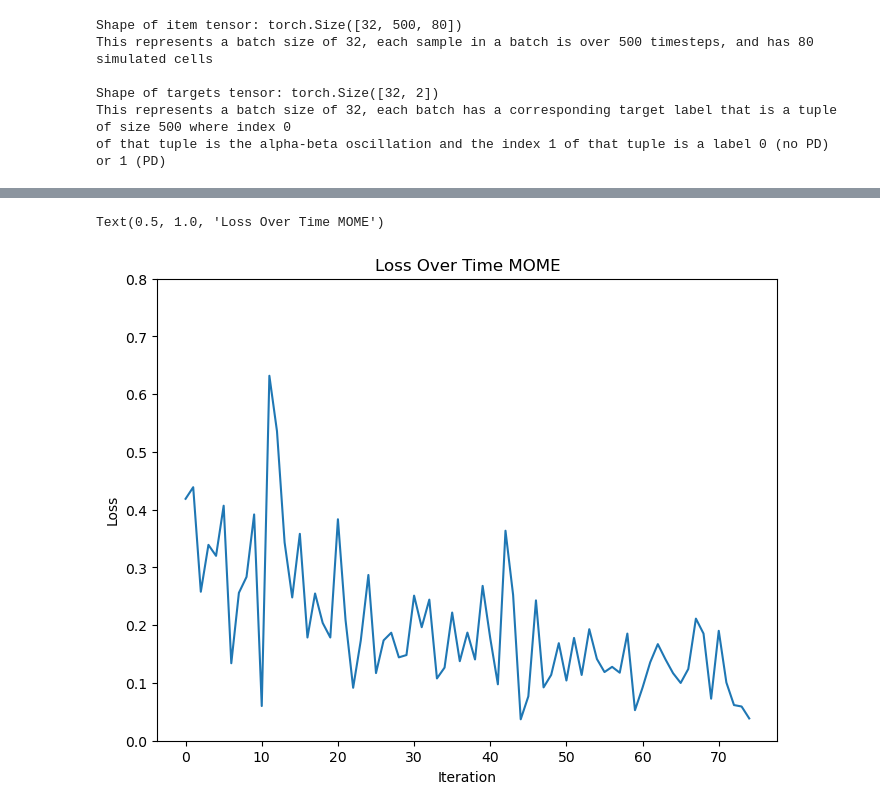
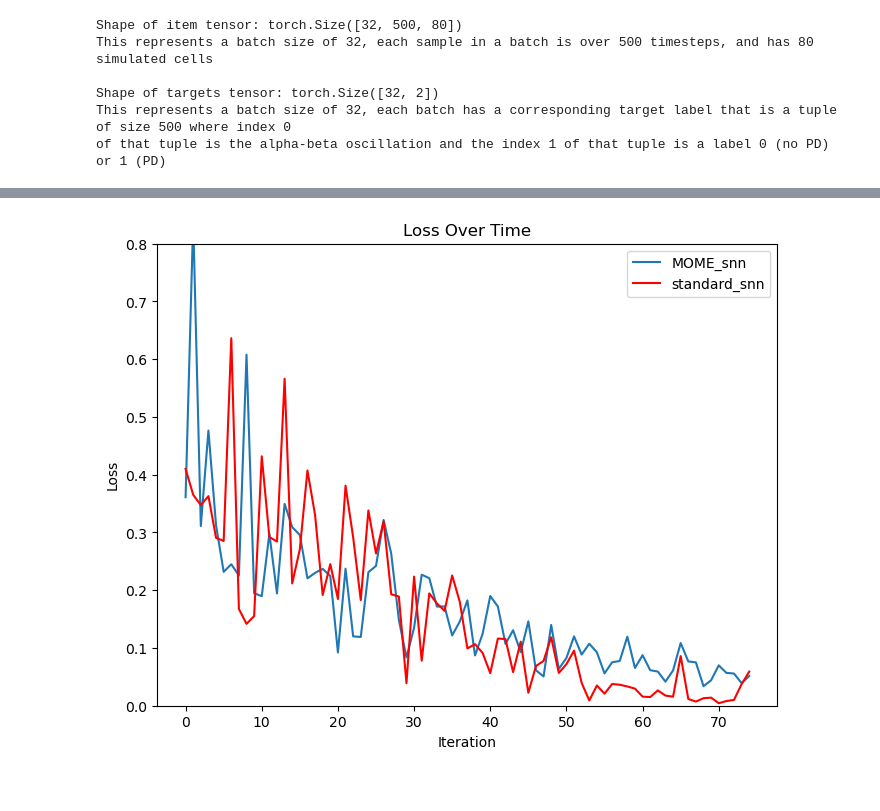
Before and after one commit to MighettoWasTaken/exploring_snn_architecture, a Jupyter notebook: ParkinsonsRat.ipynb, the cells around one changed output, grey strips where cells are left out. Cells and saved outputs as stored; diff of their text form; code cells hidden in the pictures.

```diff
--- a/ParkinsonsRat.ipynb
+++ b/ParkinsonsRat.ipynb
@@ -706,7 +640,34 @@ Epoch 4, Iteration 14, Train Loss: 0.04, Accuracy: 100.00%
+# %%
+from sympy import symbols, Eq, solve
+
+
+if normalize_params:
+    params_mome = count_parameters(mome_net)
+    #x = hidden_neurons_normalized_for_param_count
+    #h = hidden_layers
+    #o = num_outputs
+    #n = num_inputs
+    #y = params_mome
+    # y == (n * x + x) + ((h - 1) * (x * x + x)) + (x * o + o)
+
+    # Define variables
+    x, o, n, h, y = symbols('x o n h y')
+
+    # Define the equation
+    equation = Eq((n * x + x) + ((h - 1) * (x * x + x)) + (x * o + o), y)
+
+    # Solve for x
+    solution = solve(equation.subs({o: num_outputs, n: num_inputs, h: hidden_layers, y: params_mome}), x)
+    real_solutions = [sol.evalf() for sol in solution if sol.is_real]
+    hidden_neurons_normalized_for_param_count = round(max(real_solutions))
+    print("Neurons for x:", hidden_neurons_normalized_for_param_count)
+
+    # holy fuck this was annoying math omg
+    num_hidden_standard = hidden_neurons_normalized_for_param_count
+else:
+    num_hidden_standard = num_hidden
 # %%
-soup_net = Neuron_soup(num_inputs=num_inputs, num_hidden=num_hidden, beta=beta, num_outputs=num_outputs, num_steps=num_steps, batch_size=batch_size, input_width=80).to(device)
+net = Net_small(num_inputs=num_inputs, num_hidden=num_hidden_standard, beta=beta, num_outputs=num_outputs, num_steps=num_steps, batch_size=batch_size).to(device)
 loss = nn.CrossEntropyLoss()
-optimizer = torch.optim.Adam(soup_net.parameters(), lr=0.001, betas=(0.9, 0.999))
-#loss_hist_soup, loss_by_epoch_soup, spk_hist = train_loop(data, soup_net, num_epochs, loss, optimizer)
-#print(num_hidden + num_hidden + num_outputs + num_inputs)
-#print((num_hidden * 2) + num_outputs)
+optimizer = torch.optim.Adam(net.parameters(), lr=0.001, betas=(0.9, 0.999))
+loss_hist, loss_by_epoch, spk_hist_base = train_loop(data, net, num_epochs, loss, optimizer)
@@ -778,13 +727,15 @@ NameError: name 'loss_by_epoch_soup' is not defined
 # %%
 # plot loss over time
 fig, ax = plt.subplots(figsize=(8, 6))
-ax.plot(range(len(loss_hist_mome)), loss_hist_mome)
+ax.plot(range(len(loss_hist_mome)), loss_hist_mome, label="MOME_snn")
+ax.plot(range(len(loss_hist)), loss_hist, c="red", label="standard_snn")
 ax.set_ylim((0,.8))
 
 # Adding labels
 ax.set_xlabel('Iteration')
 ax.set_ylabel('Loss')
-ax.set_title('Loss Over Time MOME')
+ax.set_title('Loss Over Time')
+ax.legend()
+plt.savefig(os.path.join(out_folder_name, "Loss_Over_Time.png"))
 # %% [output]
-Text(0.5, 1.0, 'Loss Over Time MOME')
-[figure, old version]
+[figure, new version]
```
Also changed, not shown: parts of 42 cells of this notebook, 11 other files.
